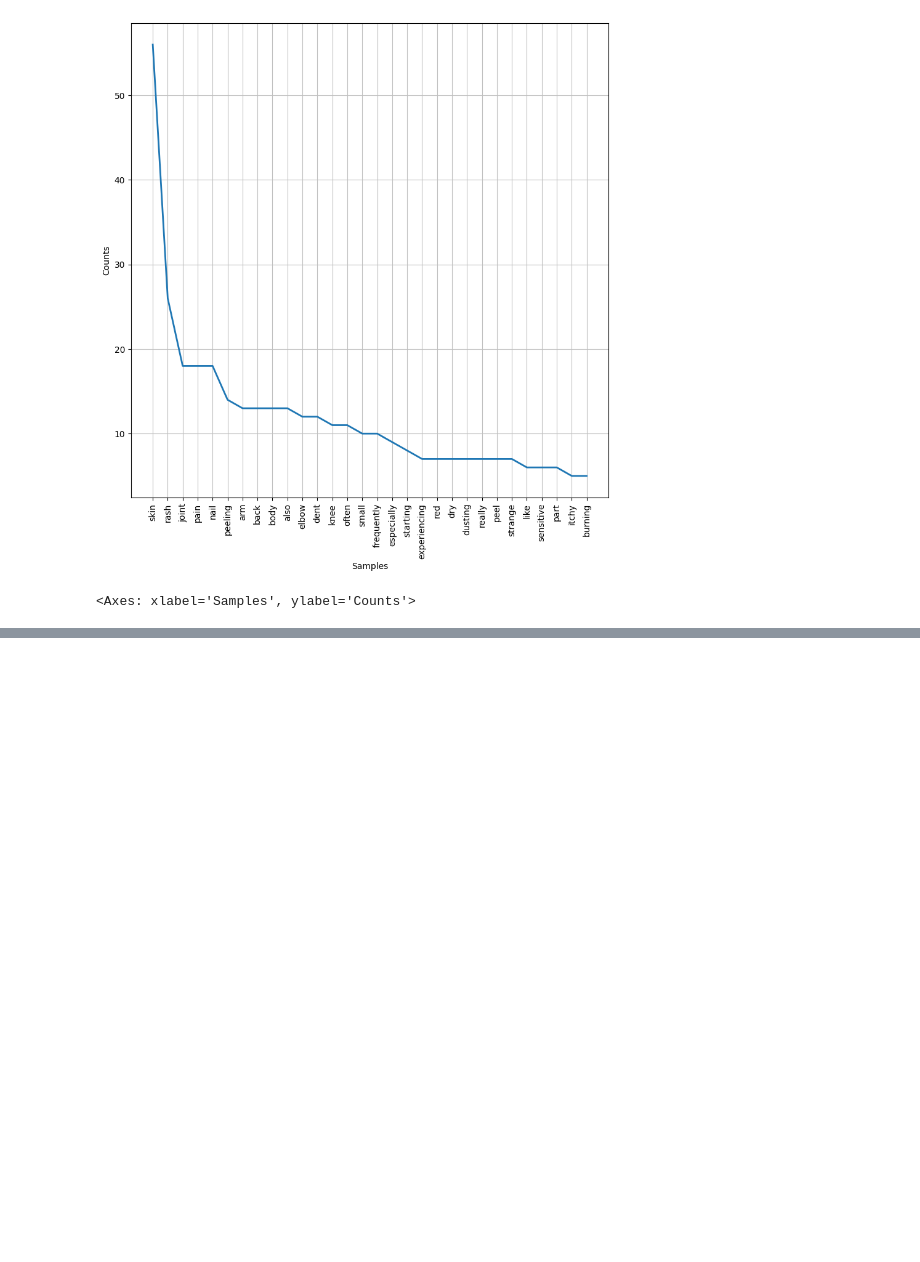
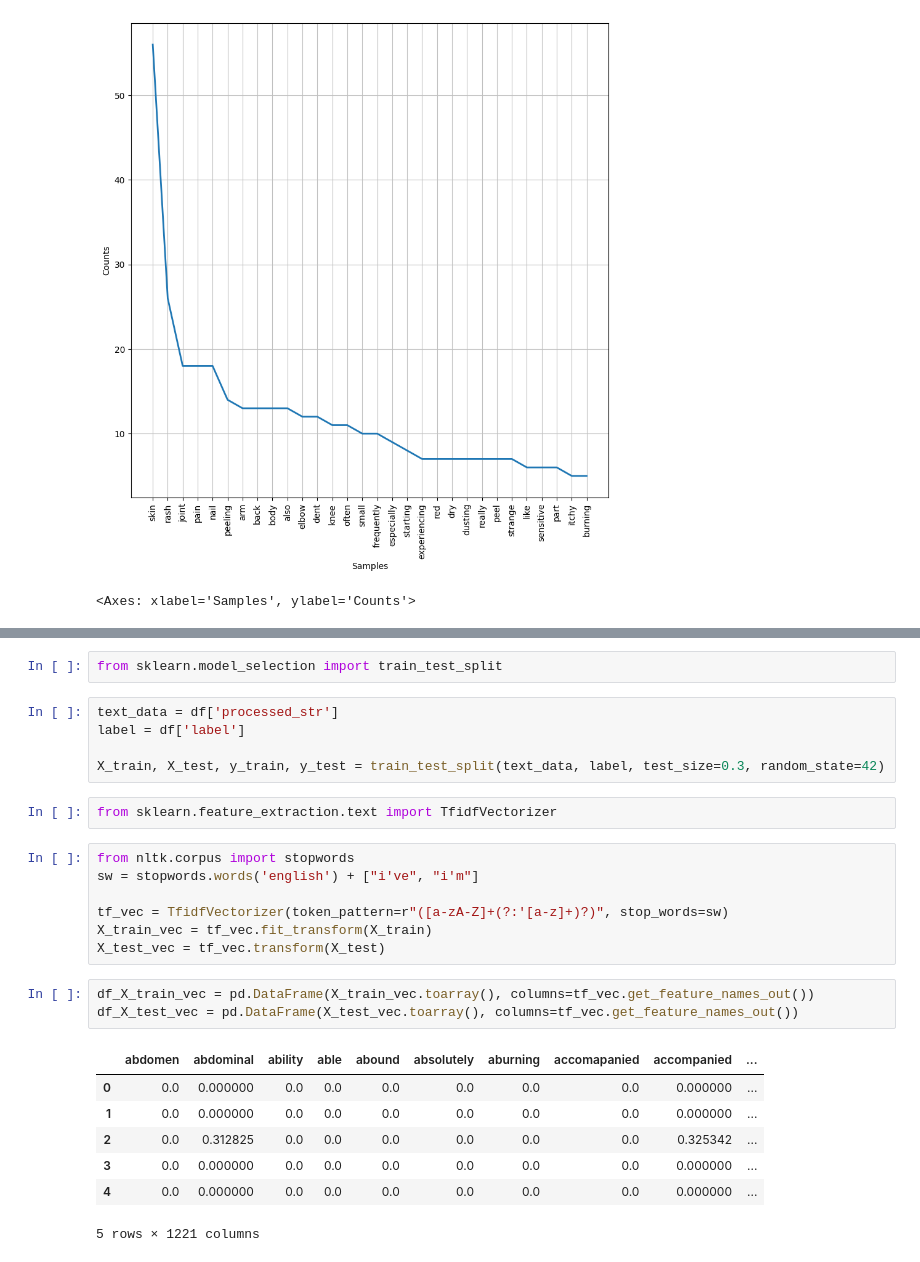
Before and after one commit to SangyunT/disease_and_symptoms, a Jupyter notebook: index.ipynb, the cells around one changed output, grey strips where cells are left out. Saved outputs shown, nothing was run; the diff lists cells and outputs as text; blank space fills up the shorter version.

```diff
--- a/index.ipynb
+++ b/index.ipynb
@@ -108,0 +131,27 @@ to pass text data to machine learning algorithm and perform classification
+# %%
+from sklearn.model_selection import train_test_split
+# %%
+text_data = df['processed_str']
+label = df['label']
+
+X_train, X_test, y_train, y_test = train_test_split(text_data, label, test_size=0.3, random_state=42)
+# %%
+from sklearn.feature_extraction.text import TfidfVectorizer
+# %%
+from nltk.corpus import stopwords
+sw = stopwords.words('english') + ["i've", "i'm"]
+
+tf_vec = TfidfVectorizer(token_pattern=r"([a-zA-Z]+(?:'[a-z]+)?)", stop_words=sw)
+X_train_vec = tf_vec.fit_transform(X_train)
+X_test_vec = tf_vec.transform(X_test)
+# %%
+df_X_train_vec = pd.DataFrame(X_train_vec.toarray(), columns=tf_vec.get_feature_names_out())
+df_X_test_vec = pd.DataFrame(X_test_vec.toarray(), columns=tf_vec.get_feature_names_out())
+# %% [output]
+|  | abdomen | abdominal | ability | able | abound | absolutely | aburning | accomapanied | accompanied | ... |
+| 0 | 0.0 | 0.000000 | 0.0 | 0.0 | 0.0 | 0.0 | 0.0 | 0.0 | 0.000000 | ... |
+| 1 | 0.0 | 0.000000 | 0.0 | 0.0 | 0.0 | 0.0 | 0.0 | 0.0 | 0.000000 | ... |
+| 2 | 0.0 | 0.312825 | 0.0 | 0.0 | 0.0 | 0.0 | 0.0 | 0.0 | 0.325342 | ... |
+| 3 | 0.0 | 0.000000 | 0.0 | 0.0 | 0.0 | 0.0 | 0.0 | 0.0 | 0.000000 | ... |
+| 4 | 0.0 | 0.000000 | 0.0 | 0.0 | 0.0 | 0.0 | 0.0 | 0.0 | 0.000000 | ... |
+5 rows × 1221 columns
```
Also changed, not shown: parts of 10 cells of this notebook.
